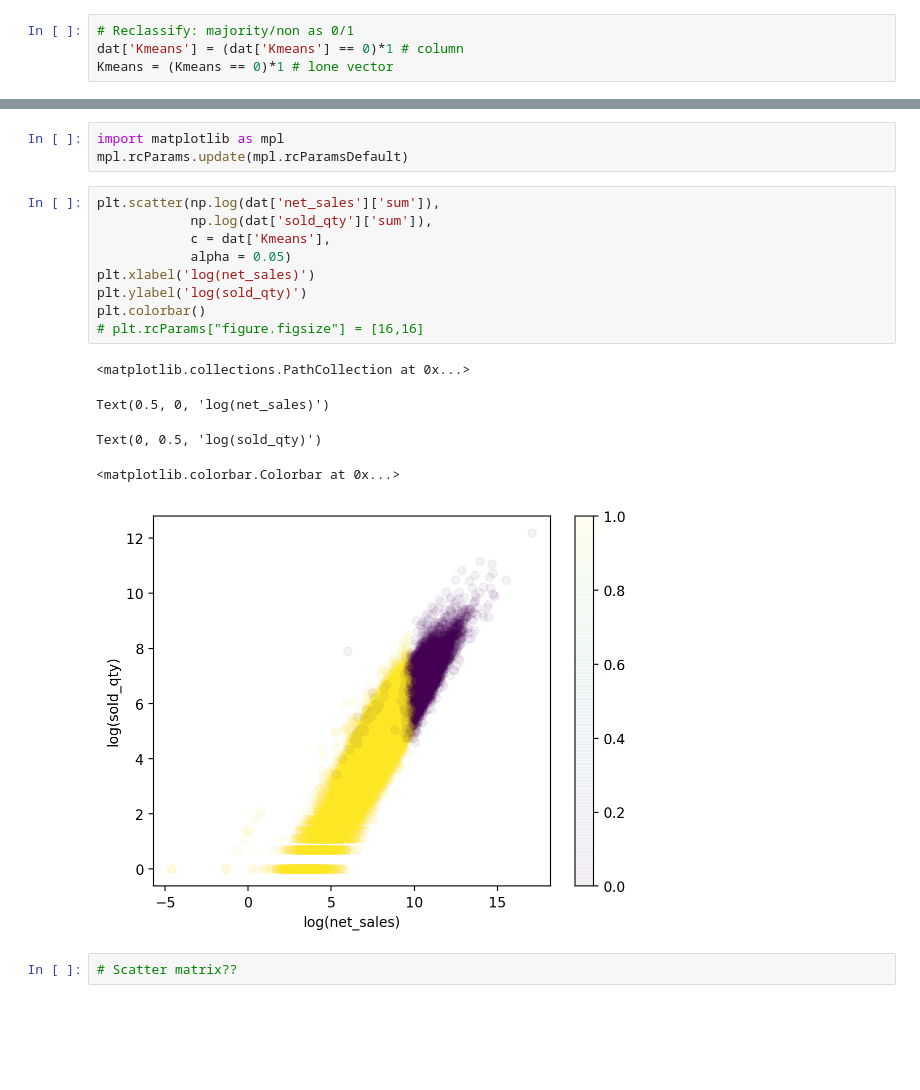
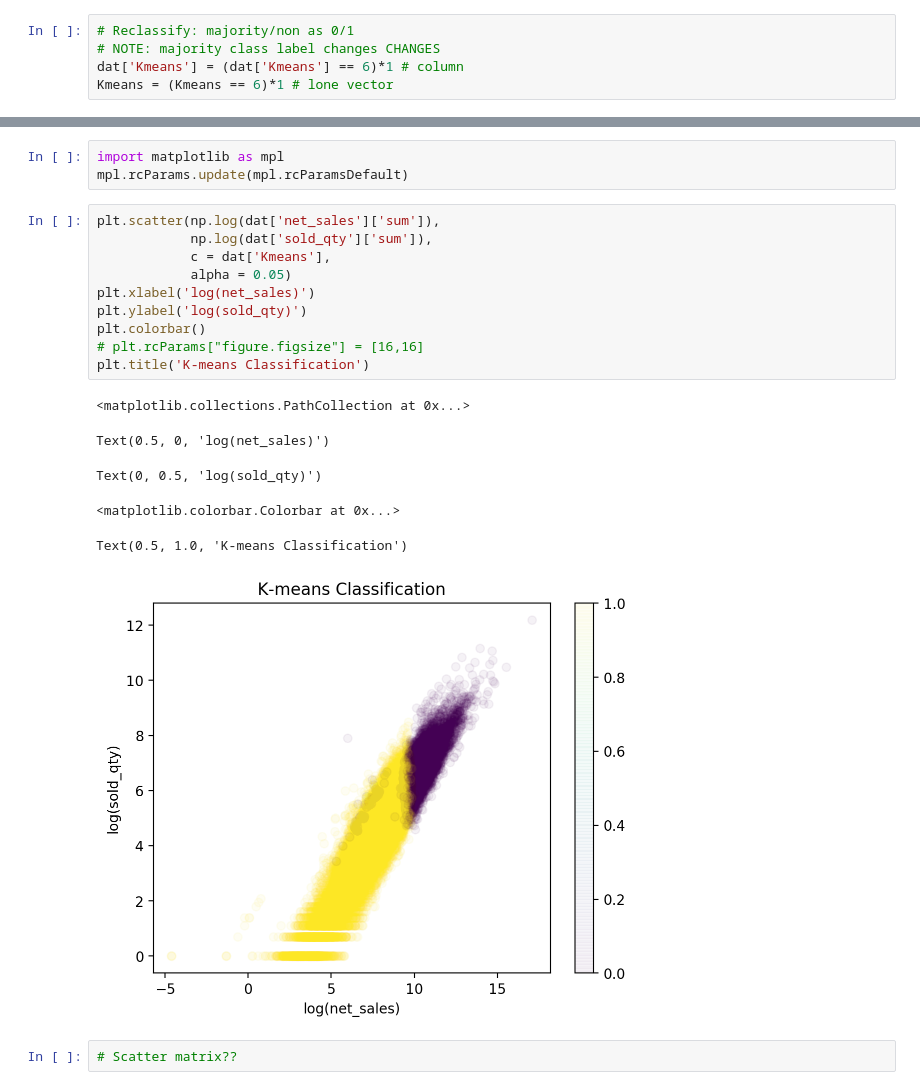
Before and after one commit to cwcomiskey/Misc, a Jupyter notebook: Bread_and_Butter.ipynb, the cells around one changed output, grey strips where cells are left out. Cells and saved outputs as stored; diff of their text form; blank space fills up the shorter version.

Commit message:
kmeans + agglomerative + 2 plots

```diff
--- a/Bread_and_Butter.ipynb
+++ b/Bread_and_Butter.ipynb
@@ -157,7 +157,8 @@ array([4, 2, 9, 8, 0, 5, 6, 3, 7, 1])
 # %%
 # Reclassify: majority/non as 0/1
-dat['Kmeans'] = (dat['Kmeans'] == 0)*1 # column
-Kmeans = (Kmeans == 0)*1 # lone vector
+# NOTE: majority class label changes CHANGES
+dat['Kmeans'] = (dat['Kmeans'] == 6)*1 # column
+Kmeans = (Kmeans == 6)*1 # lone vector
 # %% [markdown]
 ## k-means plotting
 # %%
@@ -166,18 +167,20 @@ mpl.rcParams.update(mpl.rcParamsDefault)
 # %%
 plt.scatter(np.log(dat['net_sales']['sum']),
             np.log(dat['sold_qty']['sum']),
             c = dat['Kmeans'],
             alpha = 0.05)
 plt.xlabel('log(net_sales)')
 plt.ylabel('log(sold_qty)')
 plt.colorbar()
 # plt.rcParams["figure.figsize"] = [16,16]
+plt.title('K-means Classification')
 # %% [output]
 <matplotlib.collections.PathCollection at 0x...>
 Text(0.5, 0, 'log(net_sales)')
 Text(0, 0.5, 'log(sold_qty)')
 <matplotlib.colorbar.Colorbar at 0x...>
+Text(0.5, 1.0, 'K-means Classification')
-[figure, old version]
+[figure, new version]
 # %%
 # Scatter matrix??
 # %% [markdown]
```
Also changed, not shown: parts of 6 cells of this notebook.
